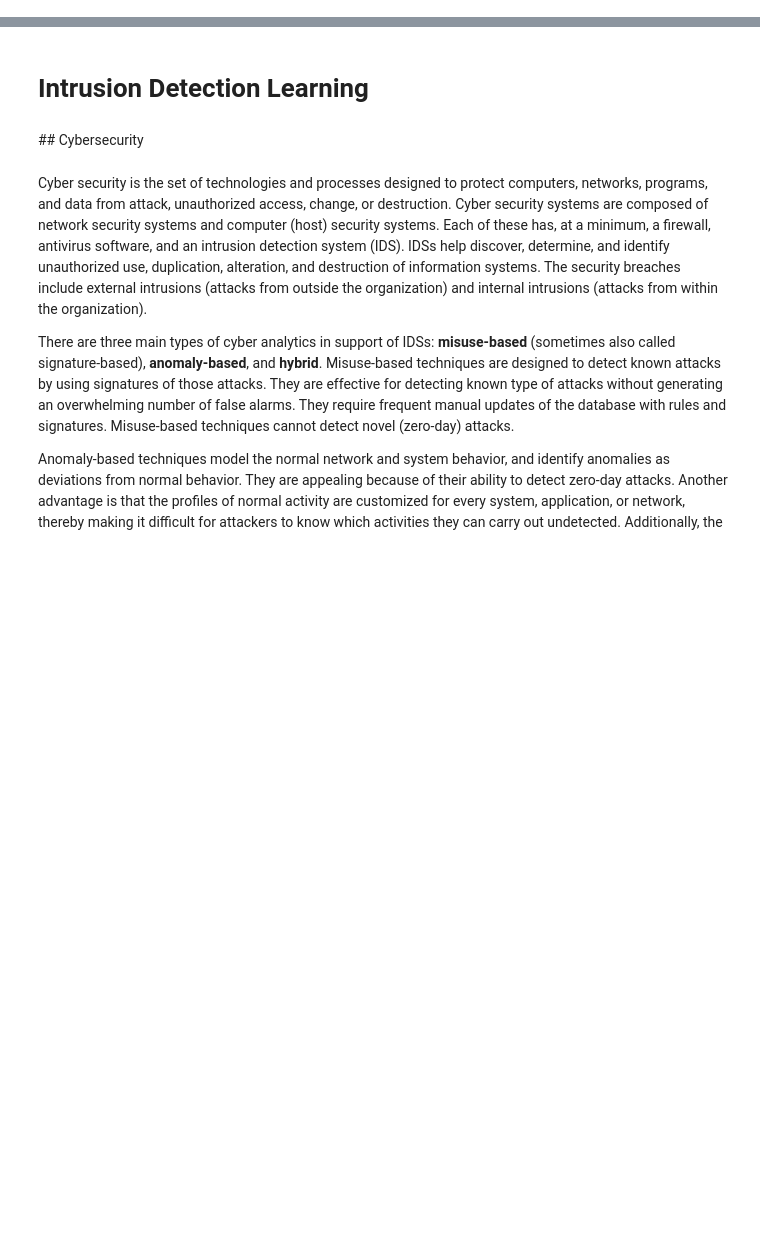
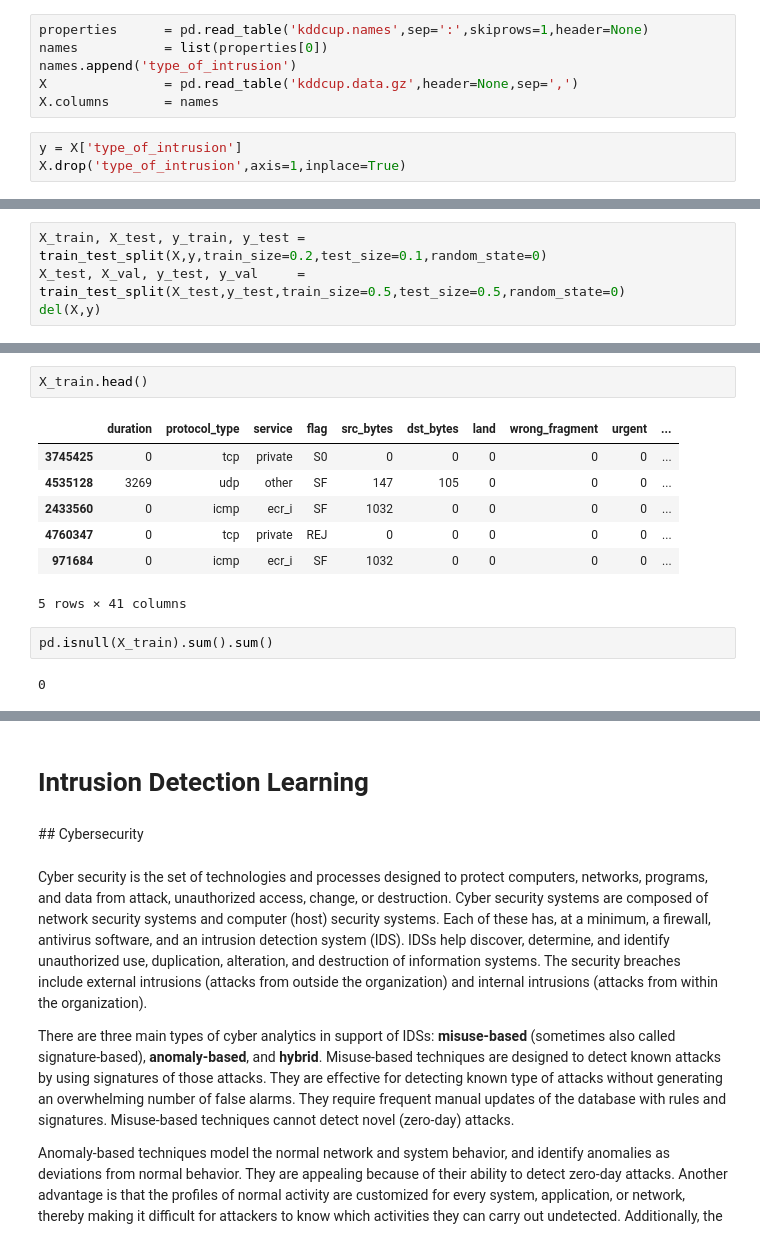
Before and after one commit to ForkedRepository/intrusion_detection_learning, a Jupyter notebook: kdd.ipynb, the cells around one changed output, grey strips where cells are left out. Cells and saved outputs as stored; diff of their text form; blank space fills up the shorter version.

```diff
--- a/kdd.ipynb
+++ b/kdd.ipynb
@@ -0,0 +13,9 @@
+# %%
+properties      = pd.read_table('kddcup.names',sep=':',skiprows=1,header=None)
+names           = list(properties[0])
+names.append('type_of_intrusion')
+X               = pd.read_table('kddcup.data.gz',header=None,sep=',')
+X.columns       = names
+# %%
+y = X['type_of_intrusion']
+X.drop('type_of_intrusion',axis=1,inplace=True)
@@ -0,0 +101,4 @@
+# %%
+X_train, X_test, y_train, y_test = train_test_split(X,y,train_size=0.2,test_size=0.1,random_state=0)
+X_test, X_val, y_test, y_val     = train_test_split(X_test,y_test,train_size=0.5,test_size=0.5,random_state=0)
+del(X,y)
@@ -0,0 +123,14 @@
+# %%
+X_train.head()
+# %% [output]
+|  | duration | protocol_type | service | flag | src_bytes | dst_bytes | land | wrong_fragment | urgent | ... |
+| 3745425 | 0 | tcp | private | S0 | 0 | 0 | 0 | 0 | 0 | ... |
+| 4535128 | 3269 | udp | other | SF | 147 | 105 | 0 | 0 | 0 | ... |
+| 2433560 | 0 | icmp | ecr_i | SF | 1032 | 0 | 0 | 0 | 0 | ... |
+| 4760347 | 0 | tcp | private | REJ | 0 | 0 | 0 | 0 | 0 | ... |
+| 971684 | 0 | icmp | ecr_i | SF | 1032 | 0 | 0 | 0 | 0 | ... |
+5 rows × 41 columns
+# %%
+pd.isnull(X_train).sum().sum()
+# %% [output]
+0
```
Also changed, not shown: parts of 61 cells of this notebook, 12 other files.
